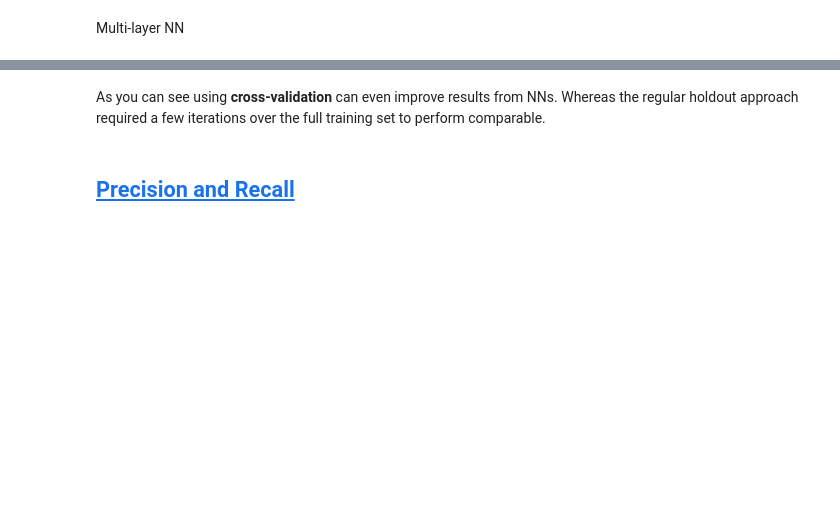
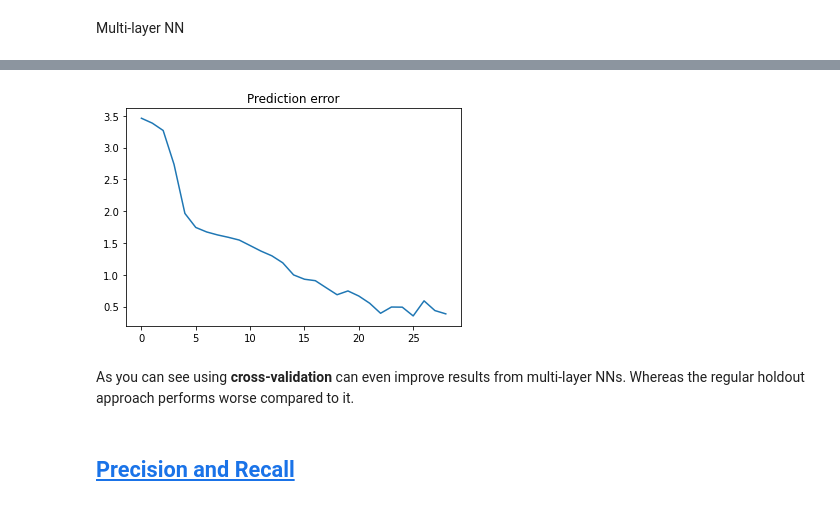
Before and after one commit to philipp-zettl/ml-roadmap, a Jupyter notebook: Machine_Learning/Supervised_Learning/Classification.ipynb, the cells around one changed output, grey strips where cells are left out. Drawn from its saved outputs; the diff is of its cells as text; code cells hidden in the pictures; blank space fills up the shorter version.

```diff
--- a/Machine_Learning/Supervised_Learning/Classification.ipynb
+++ b/Machine_Learning/Supervised_Learning/Classification.ipynb
@@ -615,6 +646,8 @@ layer2 = torch.nn.Linear(layer1_out, layer2_out, dtype=float)
 layer3 = torch.nn.Linear(layer2_out, final_out, dtype=float)
 layer3(layer2(layer1(torch.tensor(X_test[-1], dtype=float))))
 optim = torch.optim.SGD([*layer1.parameters(), *layer2.parameters(), *layer3.parameters()], lr=0.1)
+
+errors = []
 
 for epoch in range(50):
   for batch in batches:
@@ -628,6 +661,8 @@ for epoch in range(50):
 
     error = torch.sum((output - y) ** 2)
     error.backward()
+
+    errors.append(error)
     if epoch % 50 == 0:
       print(error)
     optim.step()
@@ -662,5 +697,11 @@ Predicted: 0, Expected: 0
+# %%
+plt.title('Prediction error')
+plt.plot(avg_error(errors))
+plt.show()
+# %% [output]
+[figure, added]
 # %% [markdown]
-As you can see using **cross-validation** can even improve results from NNs. Whereas the regular holdout approach required a few iterations over the full training set to perform comparable.
+As you can see using **cross-validation** can even improve results from multi-layer NNs. Whereas the regular holdout approach performs worse compared to it.
 # %% [markdown]
 
 
```
Also changed, not shown: parts of 18 cells of this notebook.
